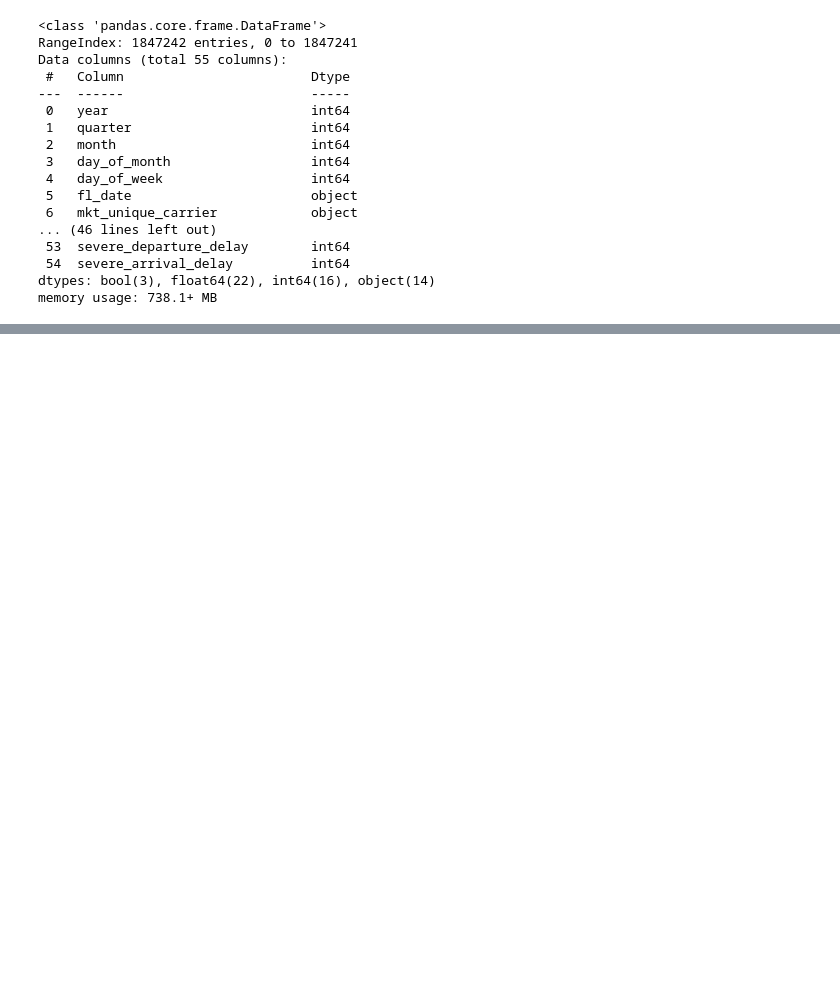
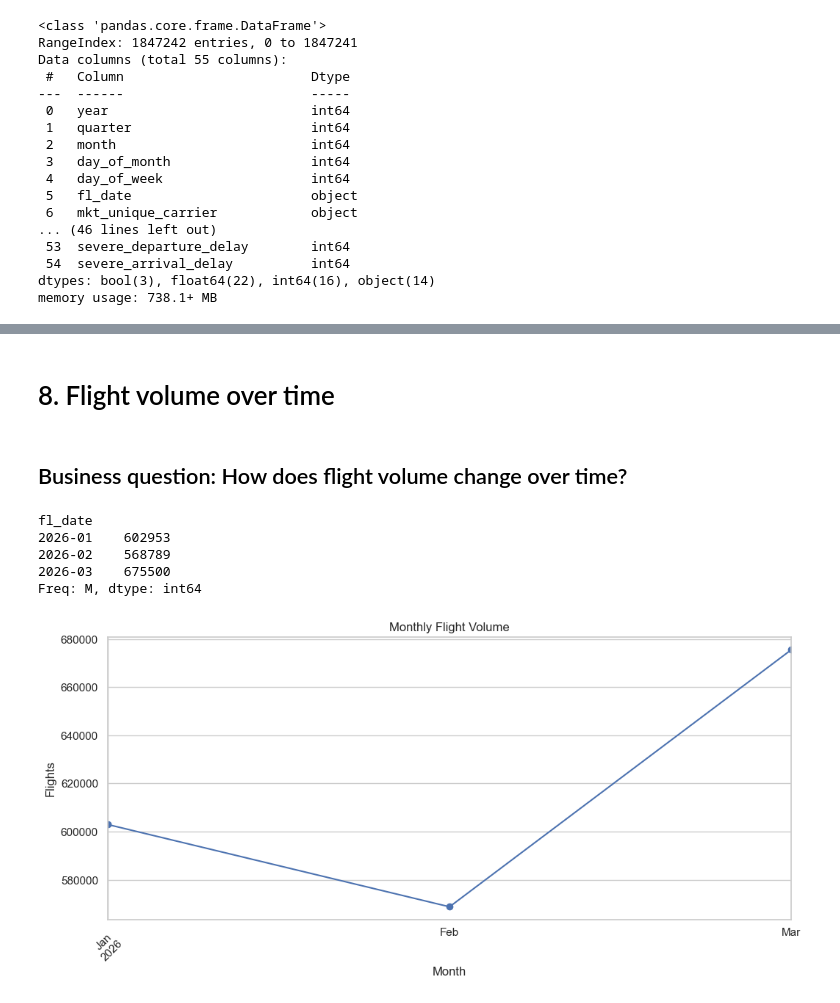
Before and after one commit to BhupathiTharun/Airline-Operations-Intelligence, a Jupyter notebook: notebooks/06_eda.ipynb, the cells around one changed output, grey strips where cells are left out. Drawn from its saved outputs; the diff is of its cells as text; code cells hidden in the pictures; blank space fills up the shorter version.

```diff
--- a/notebooks/06_eda.ipynb
+++ b/notebooks/06_eda.ipynb
@@ -1074,0 +265,22 @@ The delay problem was concentrated primarily in [airlines/routes/causes], sugges
+# %% [markdown]
+# 8. Flight volume over time
+# %% [markdown]
+## Business question: How does flight volume change over time?
+# %%
+monthly_flights = df.groupby(df["fl_date"].dt.to_period("M")).size()
+monthly_flights.head()
+# %% [output]
+fl_date
+2026-01    602953
+2026-02    568789
+2026-03    675500
+Freq: M, dtype: int64
+# %%
+monthly_flights.plot(figsize=(12,5), marker="o")
+plt.title("Monthly Flight Volume")
+plt.xlabel("Month")
+plt.ylabel("Flights")
+plt.xticks(rotation=45)
+plt.show()
+# %% [output]
+[figure, added]
```
Also changed, not shown: parts of 249 cells of this notebook, 2 other files.
